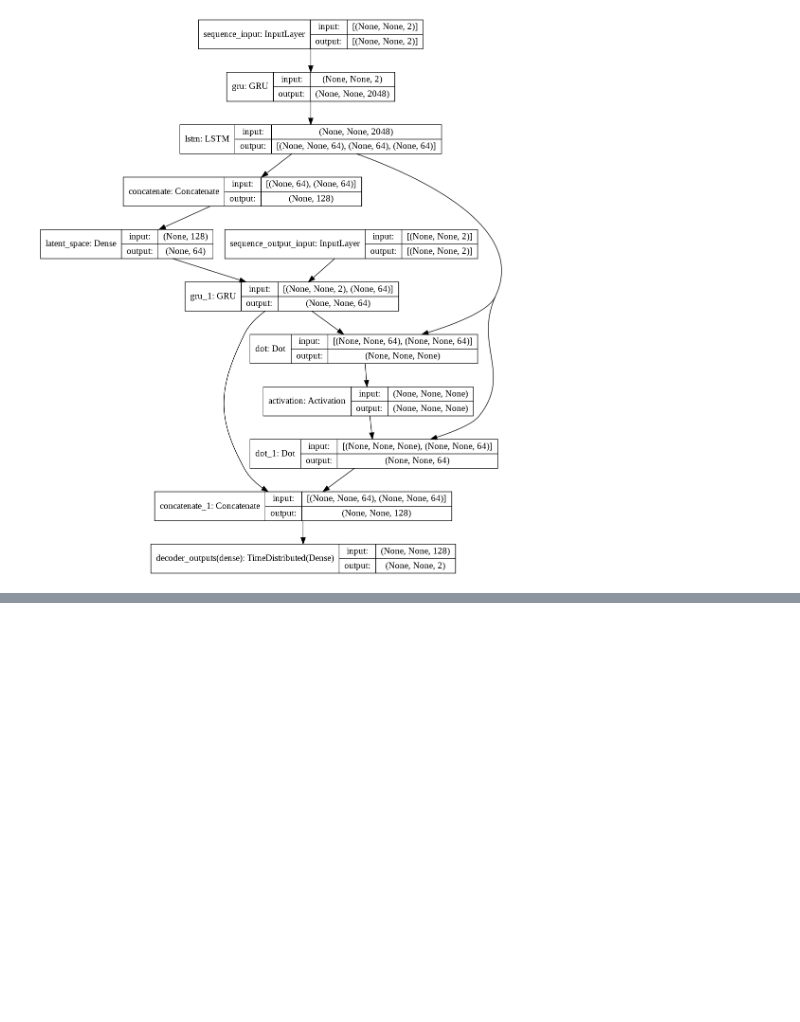
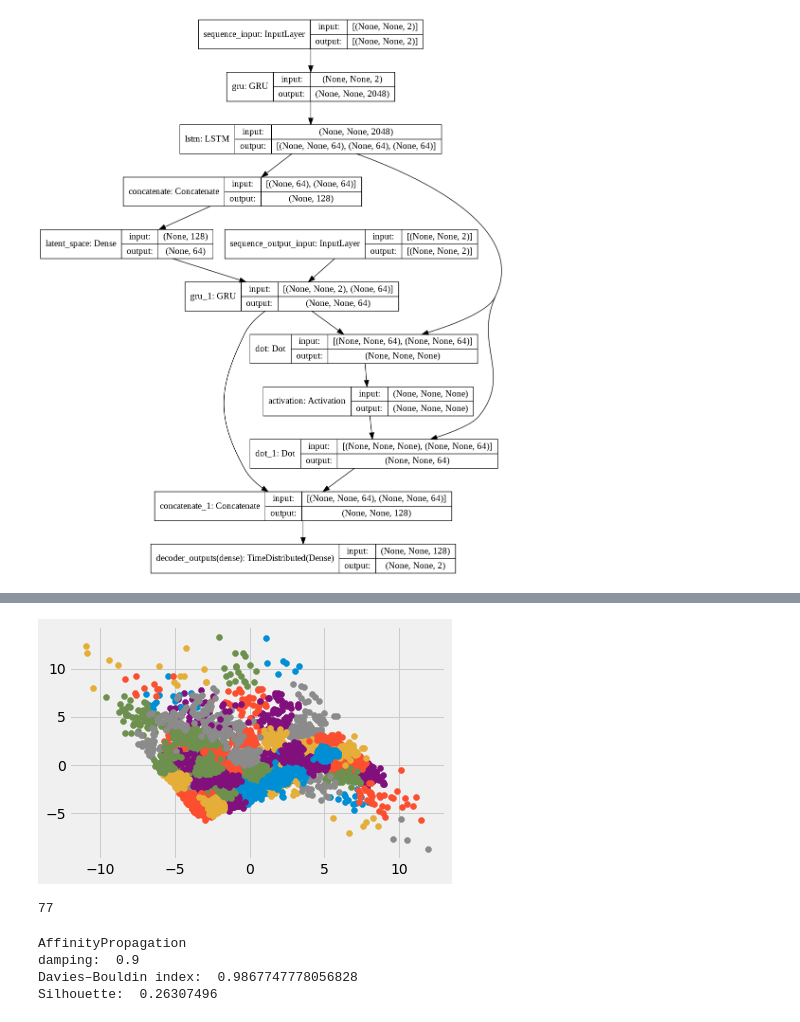
Before and after one commit to ebarkhordar/clustering-of-bank-customers, a Jupyter notebook: Czech_customer_segmentation.ipynb, the cells around one changed output, grey strips where cells are left out. Cells and saved outputs as stored; diff of their text form; code cells hidden in the pictures; blank space fills up the shorter version.

```diff
--- a/Czech_customer_segmentation.ipynb
+++ b/Czech_customer_segmentation.ipynb
@@ -935,23 +936,27 @@ ValueError: ignored
 # %%
 # affinity propagation clustering
 # define the model
-affinity_propagation_model = AffinityPropagation(damping = 0.93)
+affinity_propagation_model = AffinityPropagation(damping = 0.9)
 # fit the model
 affinity_propagation_model.fit(X)
 # assign a cluster to each example
 affinity_yhat = affinity_propagation_model.predict(X)
 # retrieve unique clusters
 clusters = unique(affinity_yhat)
 # create scatter plot for samples from each cluster
 for cluster in clusters:
 	# get row indexes for samples with this cluster
 	row_ix = where(affinity_yhat == cluster)
 	# create scatter of these samples
 	plt.scatter(X[row_ix, 0], X[row_ix, 1])
 # show the plot
 plt.show()
+# %% [output]
+[figure, added]
 # %%
 print(len(set(affinity_yhat)))
+# %% [output]
+77
 # %%
 labels = affinity_yhat
 print("AffinityPropagation")
@@ -962,6 +967,11 @@ print("Davies–Bouldin index: ", davies_bouldin_score(X, labels))
 # print("Dunn index: ", round(dunk, 6))
 silhouette_avg = silhouette_score(X, labels)
 print("Silhouette: ", silhouette_avg)
+# %% [output]
+AffinityPropagation
+damping:  0.9
+Davies–Bouldin index:  0.9867747778056828
+Silhouette:  0.26307496
 # %%
 %matplotlib inline
 import numpy as np
```
Also changed, not shown: parts of 24 cells of this notebook.
